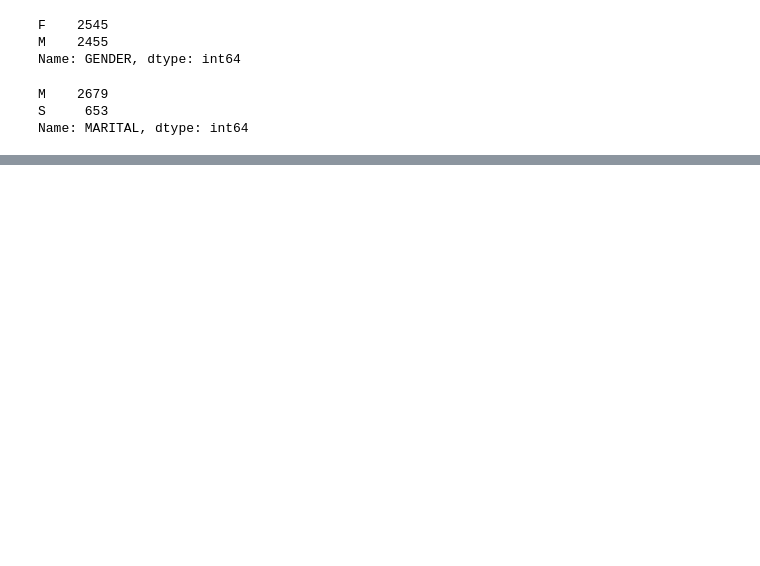
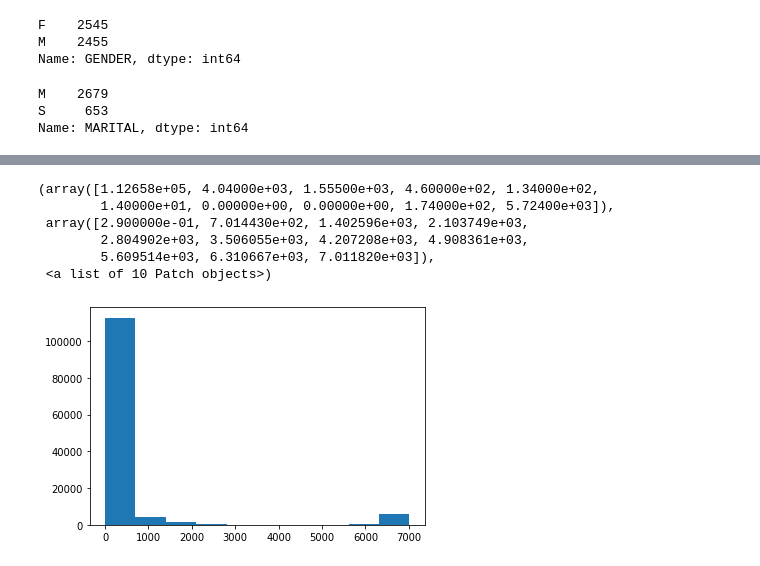
Before and after one commit to mtrotter/massandopolis, a Jupyter notebook: quest_for_wrongness.ipynb, the cells around one changed output, grey strips where cells are left out. Saved outputs shown, nothing was run; the diff lists cells and outputs as text; code cells hidden in the pictures; blank space fills up the shorter version.

```diff
--- a/quest_for_wrongness.ipynb
+++ b/quest_for_wrongness.ipynb
@@ -278,0 +466,10 @@ meds = pd.read_csv("medications.csv")
+# %%
+plt.hist(meds['COST'])
+# %% [output]
+(array([1.12658e+05, 4.04000e+03, 1.55500e+03, 4.60000e+02, 1.34000e+02,
+        1.40000e+01, 0.00000e+00, 0.00000e+00, 1.74000e+02, 5.72400e+03]),
+ array([2.900000e-01, 7.014430e+02, 1.402596e+03, 2.103749e+03,
+        2.804902e+03, 3.506055e+03, 4.207208e+03, 4.908361e+03,
+        5.609514e+03, 6.310667e+03, 7.011820e+03]),
+ <a list of 10 Patch objects>)
+[figure, added]
```
Also changed, not shown: parts of 92 cells of this notebook.
